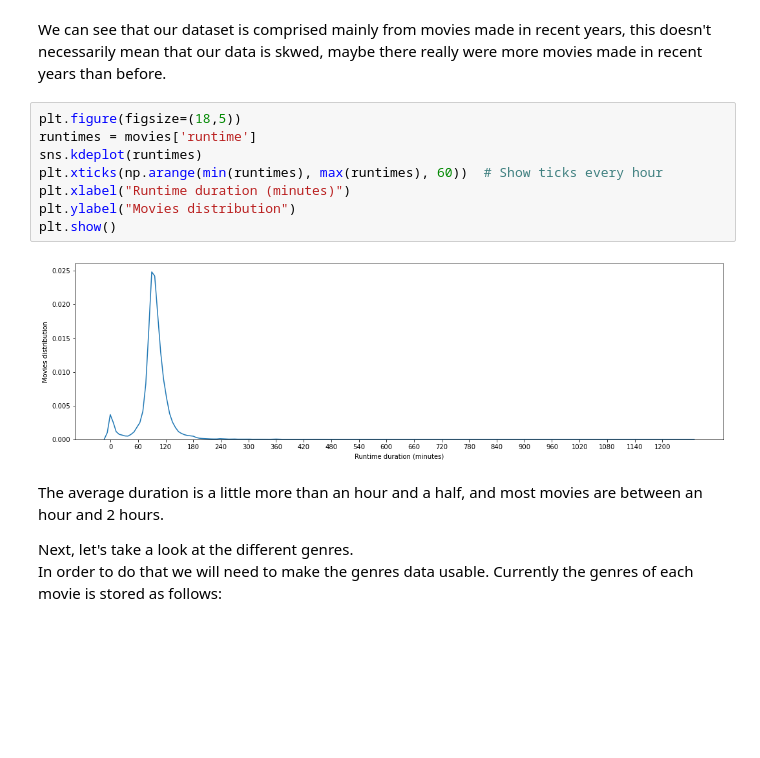
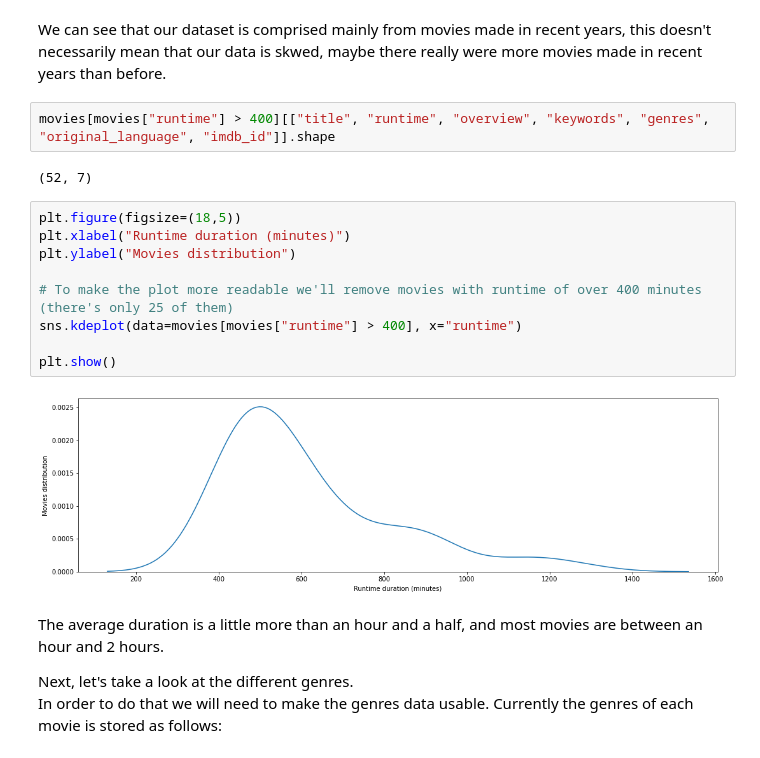
Before and after one commit to adi-benz/movies-rating-analysis, a Jupyter notebook: analysis.ipynb, the cells around one changed output. Saved outputs shown, nothing was run; the diff lists cells and outputs as text; blank space fills up the shorter version.

```diff
--- a/analysis.ipynb
+++ b/analysis.ipynb
@@ -125,16 +125,21 @@ plt.show()
 [figure]
 # %% [markdown]
 We can see that our dataset is comprised mainly from movies made in recent years, this doesn't necessarily mean that our data is skwed, maybe there really were more movies made in recent years than before.
-# %%
-plt.figure(figsize=(18,5))
-runtimes = movies['runtime']
-sns.kdeplot(runtimes)
-plt.xticks(np.arange(min(runtimes), max(runtimes), 60))  # Show ticks every hour
-plt.xlabel("Runtime duration (minutes)")
-plt.ylabel("Movies distribution")
-plt.show()
-# %% [output]
-[figure, removed]
+# %%
+movies[movies["runtime"] > 400][["title", "runtime", "overview", "keywords", "genres", "original_language", "imdb_id"]].shape
+# %% [output]
+(52, 7)
+# %%
+plt.figure(figsize=(18,5))
+plt.xlabel("Runtime duration (minutes)")
+plt.ylabel("Movies distribution")
+
+# To make the plot more readable we'll remove movies with runtime of over 400 minutes (there's only 25 of them)
+sns.kdeplot(data=movies[movies["runtime"] > 400], x="runtime")
+
+plt.show()
+# %% [output]
+[figure, added]
 # %% [markdown]
 The average duration is a little more than an hour and a half, and most movies are between an hour and 2 hours.
 
```
Also changed, not shown: parts of 44 cells of this notebook.
